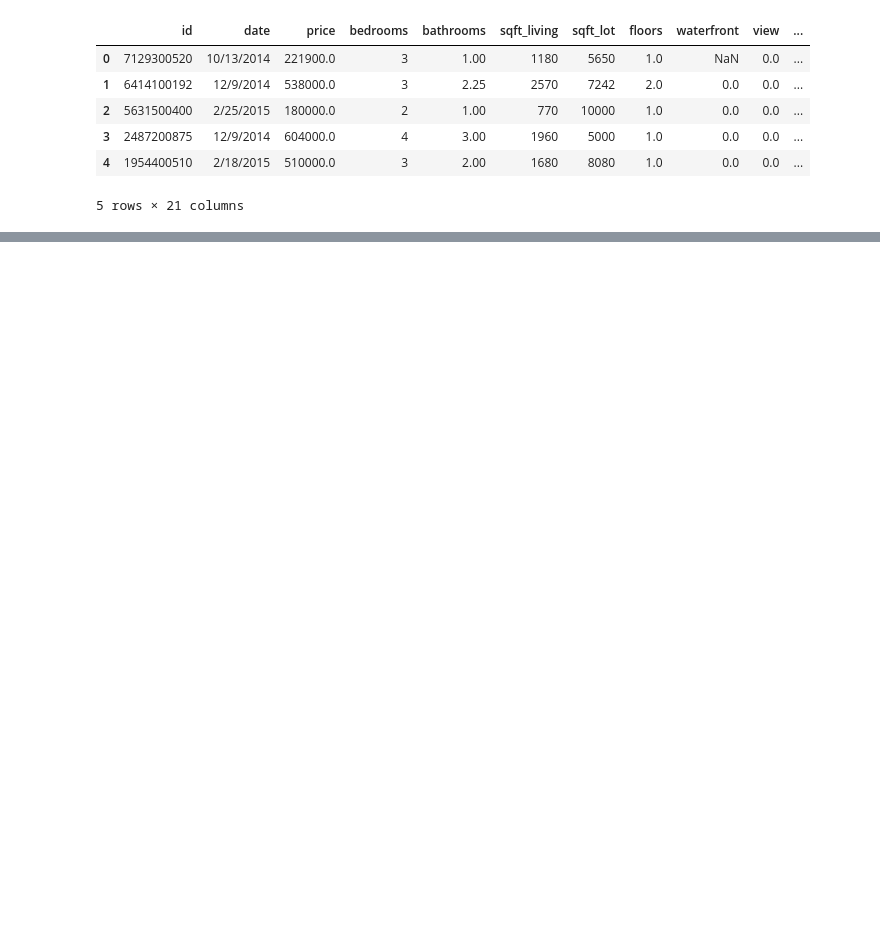
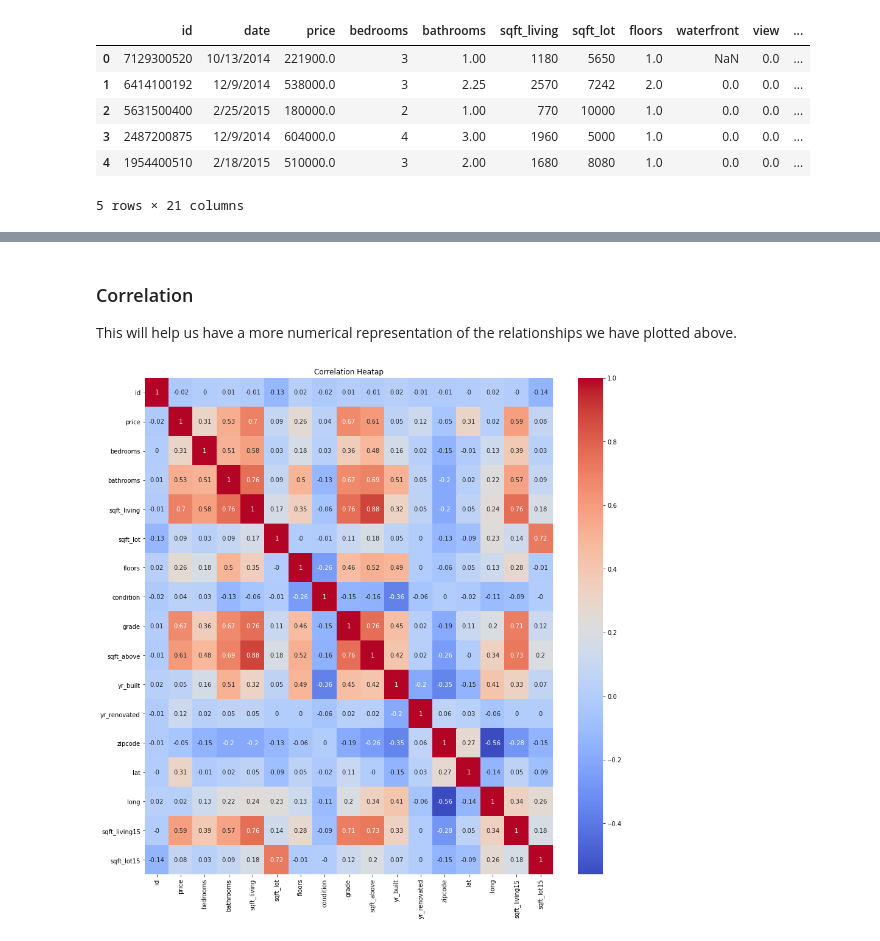
Before and after one commit to MMJGGR/Phase_2_project, a Jupyter notebook: work_in_progress/Richard.ipynb, the cells around one changed output, grey strips where cells are left out. Cells and saved outputs as stored; diff of their text form; code cells hidden in the pictures; blank space fills up the shorter version.

```diff
--- a/work_in_progress/Richard.ipynb
+++ b/work_in_progress/Richard.ipynb
@@ -13,0 +176,11 @@ data.head()
+# %% [markdown]
+### Correlation
+
+This will help us have a more numerical representation of the relationships we have plotted above.
+# %%
+plt.figure(figsize=(15,15))
+sns.heatmap(data.corr().round(2),cmap="coolwarm",annot=True)
+plt.title('Correlation Heatap')
+plt.show();
+# %% [output]
+[figure, added]
```
Also changed, not shown: parts of 21 cells of this notebook, 1 other file.
